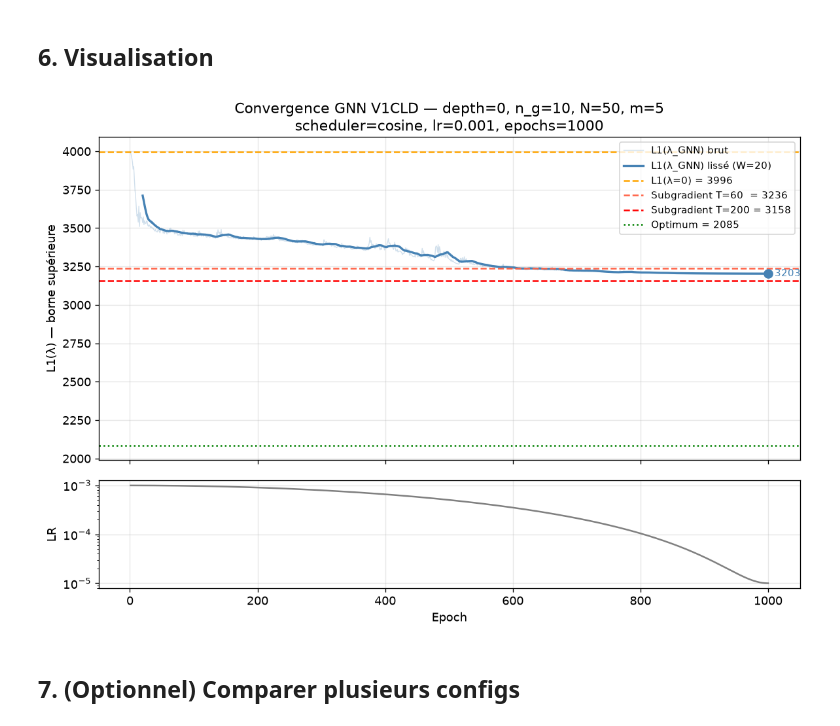
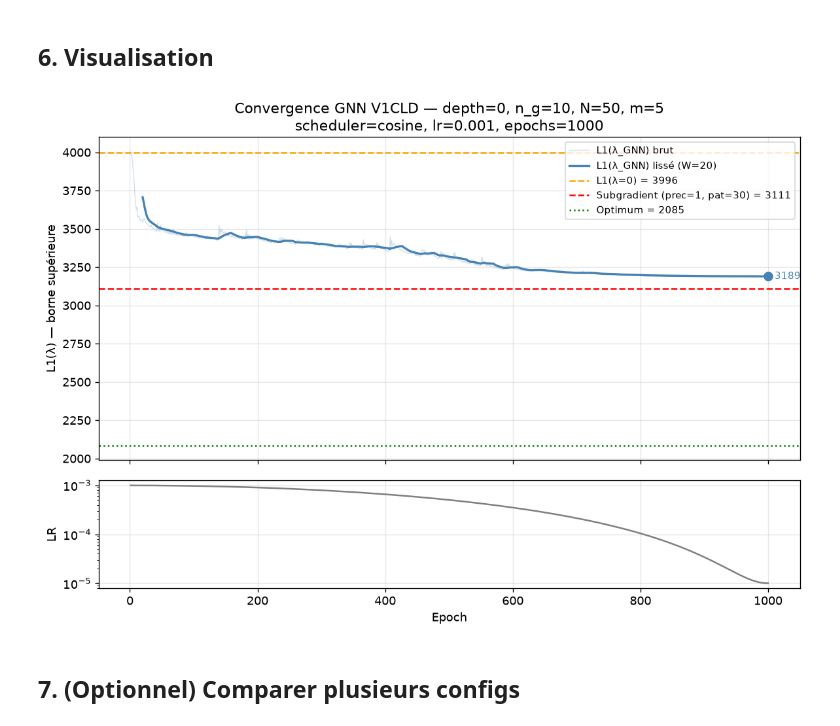
Before and after one commit to romanlendormy/Learning_bounds_CCCP, a Jupyter notebook: gnn/experiment_gnn_v1cld.ipynb, the cells around one changed output. Saved outputs shown, nothing was run; the diff lists cells and outputs as text; code cells hidden in the pictures.

```diff
--- a/gnn/experiment_gnn_v1cld.ipynb
+++ b/gnn/experiment_gnn_v1cld.ipynb
@@ -42,15 +42,15 @@ DATA_DIR = REPO / "data" / "train_v1cld"
 N_VAL    = 10   # taille des instances
 
 graphs = load_dataset(
-    DATA_DIR / f"instances_n{N_VAL}.txt",
-    DATA_DIR / f"nodes_n{N_VAL}.txt",
+    DATA_DIR / f"instances_n{N_VAL}_gbab.txt",
+    DATA_DIR / f"nodes_n{N_VAL}_gbab.txt",
 )
 
 print(f"\n{'idx':>4}  {'depth':>5}  {'n_g':>4}  {'N':>4}  {'m':>3}  "
-      f"{'nodes':>7}  {'edges':>8}  {'opt':>8}  {'ub_node':>8}")
-print("-" * 70)
+      f"{'nodes':>7}  {'edges':>8}  {'opt':>8}")
+print("-" * 60)
 for i, g in enumerate(graphs):
     print(f"{i:4d}  {int(g.context[0].item()):5d}  {g.n_g:4d}  {g.N:4d}  {g.m:3d}  "
           f"{g.x.shape[0]:7d}  {g.edge_index.shape[1]:8d}  "
-          f"{g.opt.item():8.2f}  {g.ub_node.item():8.2f}")
+          f"{g.opt.item():8.2f}")
 # %% [output]
@@ -84,19 +68,17 @@ with torch.no_grad():
     l1_init = lagrangian_v1cld(lam0, g).item()
 
 opt_val   = g.opt.item()
-theta_0   = g.ub_node.item()   # = obj_max = θ(λ=0) pour depth=0
+curr_cost = g.context[3].item()
 depth     = int(g.context[0].item())
 
 print(f"Graphe {GRAPH_IDX}  (depth={depth}, n_g={g.n_g}, N_z={g.N_z}, N={g.N}, m={g.m})")
 print(f"  ε       = {g.epsilon.item():.2f}   n_fixed_1_z={g.n_fixed_1_z}")
-print(f"  θ(λ=0)  = {theta_0:.2f}   ← borne Gecode initiale")
 print(f"  L1(λ=0) = {l1_init:.2f}   ← borne Lagrangienne de départ")
 print(f"  opt     = {opt_val:.2f}   ← solution optimale")
 print()
-print("Subgradient T=60  (budget rapide)...")
-ref_subgrad_60 = verify_v1cld(g, T=60)
-print(f"  T=60  : {ref_subgrad_60:.2f}  ({(l1_init - ref_subgrad_60)/l1_init*100:.1f}% vs L1(0))")
-print()
-print("Subgradient T=200 (référence)...")
-ref_subgrad = verify_v1cld(g, T=200)
-print(f"  T=200 : {ref_subgrad:.2f}  ({(l1_init - ref_subgrad)/l1_init*100:.1f}% vs L1(0))")
+
+PRECISION = 1
+PATIENCE  = 30
+print(f"Subgradient convergence (precision={PRECISION}, patience={PATIENCE})...")
+ref_subgrad = verify_v1cld(g, precision=PRECISION, patience=PATIENCE)
+print(f"  converged : {ref_subgrad:.2f}  ({(l1_init - ref_subgrad)/l1_init*100:.1f}% vs L1(0))")
@@ -214,40 +239,38 @@ ax1.plot(ep_smooth, l1_smooth, color="steelblue", lw=2,
          label=f"L1(λ_GNN) lissé (W={W})")
 
 # Lignes de référence
-ax1.axhline(l1_init,       color="orange",   lw=1.5, ls="--",
+ax1.axhline(l1_init,    color="orange", lw=1.5, ls="--",
             label=f"L1(λ=0) = {l1_init:.0f}")
-ax1.axhline(ref_subgrad_60, color="tomato",  lw=1.5, ls="--",
-            label=f"Subgradient T=60  = {ref_subgrad_60:.0f}")
-ax1.axhline(ref_subgrad,    color="red",     lw=1.5, ls="--",
-            label=f"Subgradient T=200 = {ref_subgrad:.0f}")
-ax1.axhline(opt_val,        color="green",   lw=1.5, ls=":",
+ax1.axhline(ref_subgrad, color="red",   lw=1.5, ls="--",
+            label=f"Subgradient (prec={PRECISION}, pat={PATIENCE}) = {ref_subgrad:.0f}")
+ax1.axhline(opt_val,    color="green",  lw=1.5, ls=":",
             label=f"Optimum = {opt_val:.0f}")
 
 # Point final
 ax1.scatter([epochs_h[-1]], [final_l1], color="steelblue", s=60, zorder=5)
 ax1.annotate(f"  {final_l1:.0f}", (epochs_h[-1], final_l1),
              va="center", fontsize=9, color="steelblue")
 
 ax1.set_ylabel("L1(λ) — borne supérieure")
 ax1.set_title(
     f"Convergence GNN V1CLD — depth={depth}, n_g={g.n_g}, N={g.N}, m={g.m}\n"
     f"scheduler={CFG['scheduler']}, lr={CFG['lr']}, epochs={CFG['n_epochs']}"
 )
 ax1.legend(loc="upper right", fontsize=9)
 ax1.yaxis.set_major_formatter(mticker.FuncFormatter(lambda x, _: f"{x:.0f}"))
 ax1.grid(True, alpha=0.3)
 
 # ── Learning rate ──────────────────────────────────────────────────────────────
 ax2.semilogy(epochs_h, lr_h, color="gray", lw=1.5)
 ax2.set_xlabel("Epoch")
 ax2.set_ylabel("LR")
 ax2.grid(True, alpha=0.3)
 
 plt.tight_layout()
 plt.savefig(REPO / "gnn" / "convergence.png", bbox_inches="tight")
 plt.show()
 # %% [output]
-[figure, old version]
+[figure, new version]
 # %% [markdown]
 ## 7. (Optionnel) Comparer plusieurs configs
 # %%
```
Also changed, not shown: parts of 5 cells of this notebook, 17 other files.
